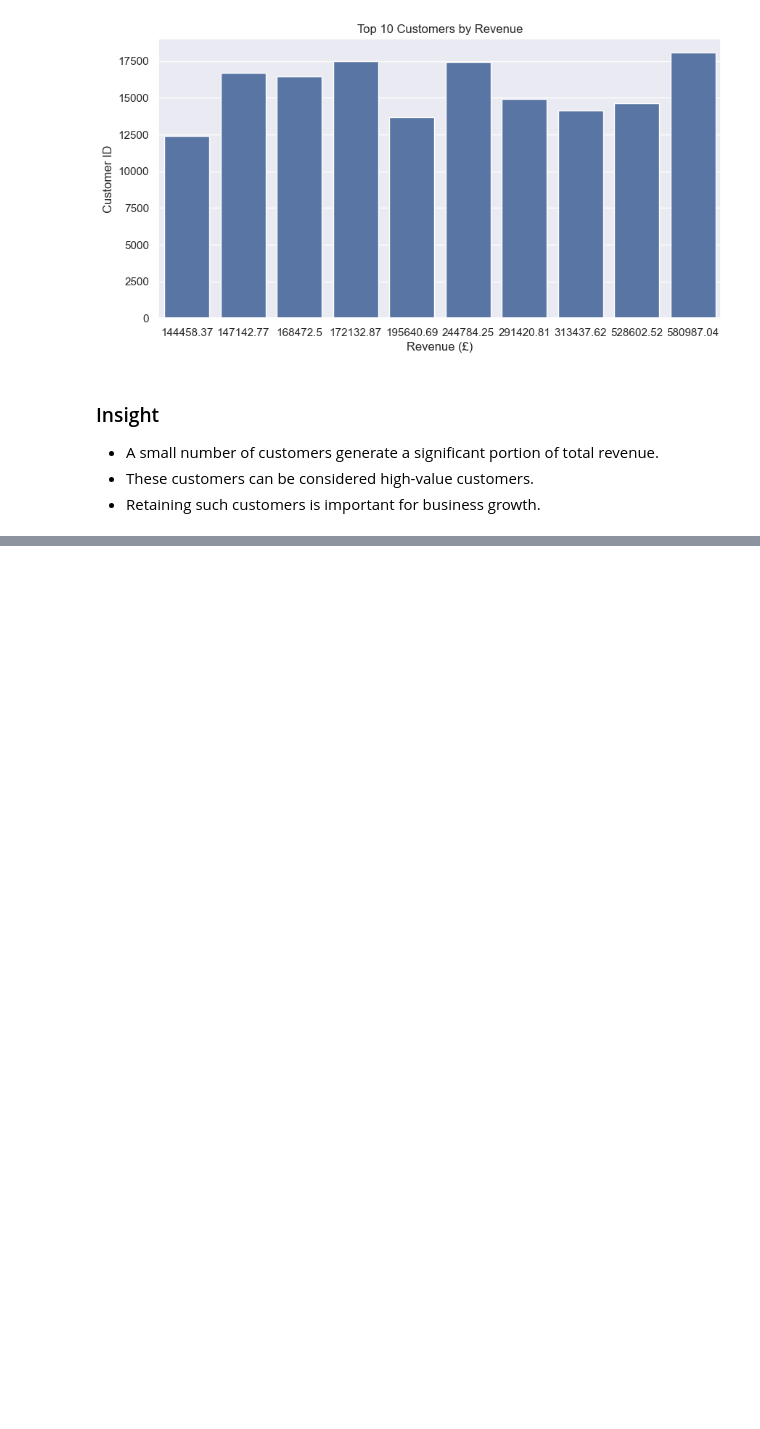
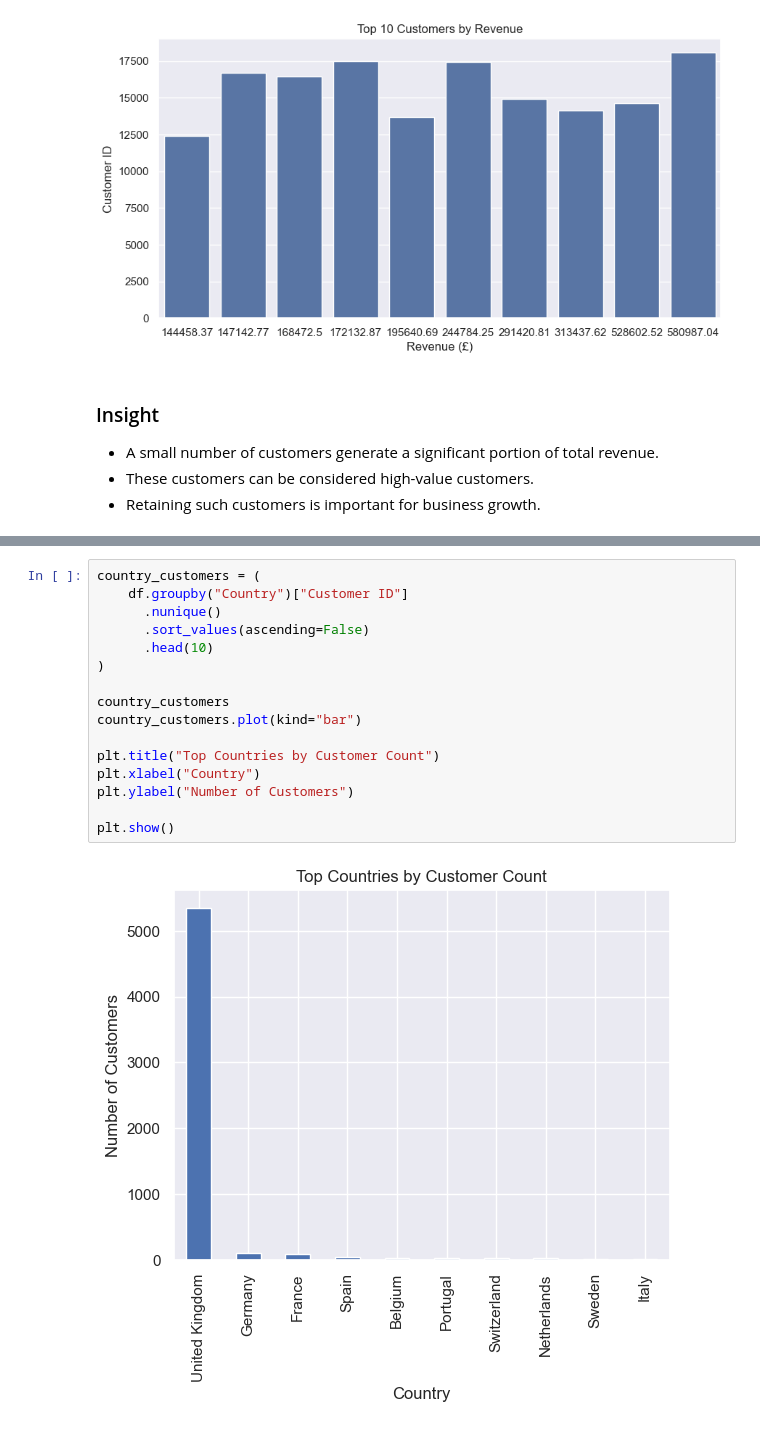
Before and after one commit to muhammadbilal744/online-retail-customer-sales-analysis, a Jupyter notebook: Notebooks/04_customer_analysis.ipynb, the cells around one changed output, grey strips where cells are left out. Drawn from its saved outputs; the diff is of its cells as text; blank space fills up the shorter version.

```diff
--- a/Notebooks/04_customer_analysis.ipynb
+++ b/Notebooks/04_customer_analysis.ipynb
@@ -109,0 +155,18 @@ plt.show()
+# %%
+country_customers = (
+    df.groupby("Country")["Customer ID"]
+      .nunique()
+      .sort_values(ascending=False)
+      .head(10)
+)
+
+country_customers
+country_customers.plot(kind="bar")
+
+plt.title("Top Countries by Customer Count")
+plt.xlabel("Country")
+plt.ylabel("Number of Customers")
+
+plt.show()
+# %% [output]
+[figure, added]
```
Also changed, not shown: parts of 18 cells of this notebook, 4 other files.
